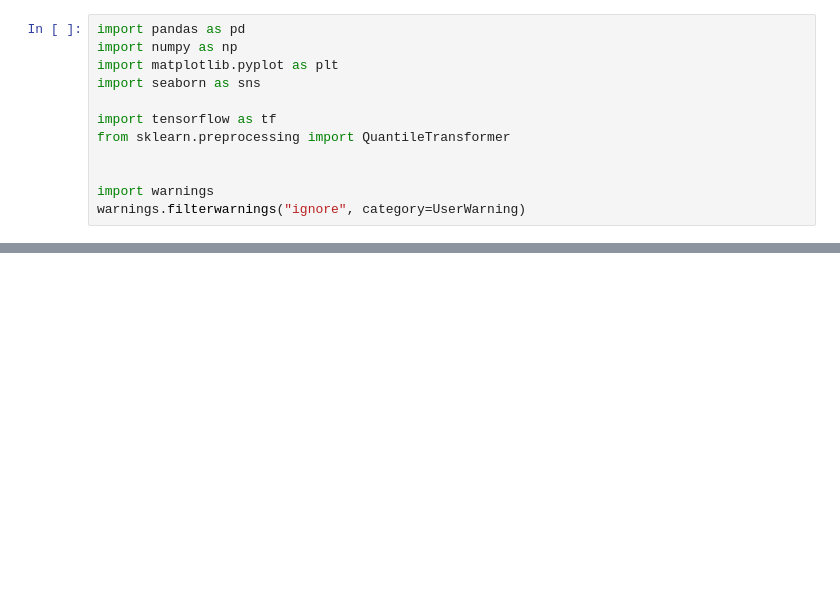
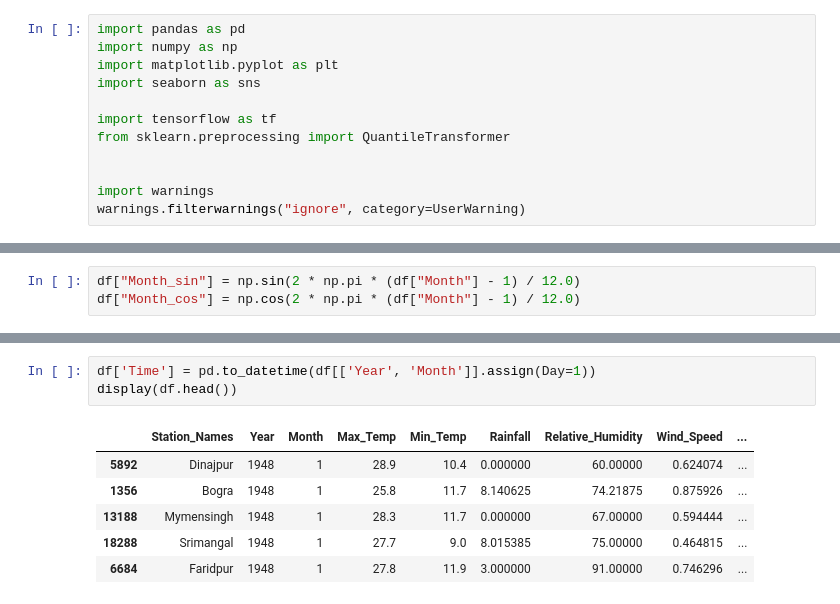
Before and after one commit to IbrahimAllMamun/flood_incidence, a Jupyter notebook: flood_incidence.ipynb, the cells around one changed output, grey strips where cells are left out. Saved outputs shown, nothing was run; the diff lists cells and outputs as text; blank space fills up the shorter version.

```diff
--- a/flood_incidence.ipynb
+++ b/flood_incidence.ipynb
@@ -58,0 +66,3 @@ memory usage: 3.0+ MB
+# %%
+df["Month_sin"] = np.sin(2 * np.pi * (df["Month"] - 1) / 12.0)
+df["Month_cos"] = np.cos(2 * np.pi * (df["Month"] - 1) / 12.0)
@@ -58,0 +81,10 @@ memory usage: 3.0+ MB
+# %%
+df['Time'] = pd.to_datetime(df[['Year', 'Month']].assign(Day=1))
+display(df.head())
+# %% [output]
+|  | Station_Names | Year | Month | Max_Temp | Min_Temp | Rainfall | Relative_Humidity | Wind_Speed | ... |
+| 5892 | Dinajpur | 1948 | 1 | 28.9 | 10.4 | 0.000000 | 60.00000 | 0.624074 | ... |
+| 1356 | Bogra | 1948 | 1 | 25.8 | 11.7 | 8.140625 | 74.21875 | 0.875926 | ... |
+| 13188 | Mymensingh | 1948 | 1 | 28.3 | 11.7 | 0.000000 | 67.00000 | 0.594444 | ... |
+| 18288 | Srimangal | 1948 | 1 | 27.7 | 9.0 | 8.015385 | 75.00000 | 0.464815 | ... |
+| 6684 | Faridpur | 1948 | 1 | 27.8 | 11.9 | 3.000000 | 91.00000 | 0.746296 | ... |
```
Also changed, not shown: parts of 8 cells of this notebook.
